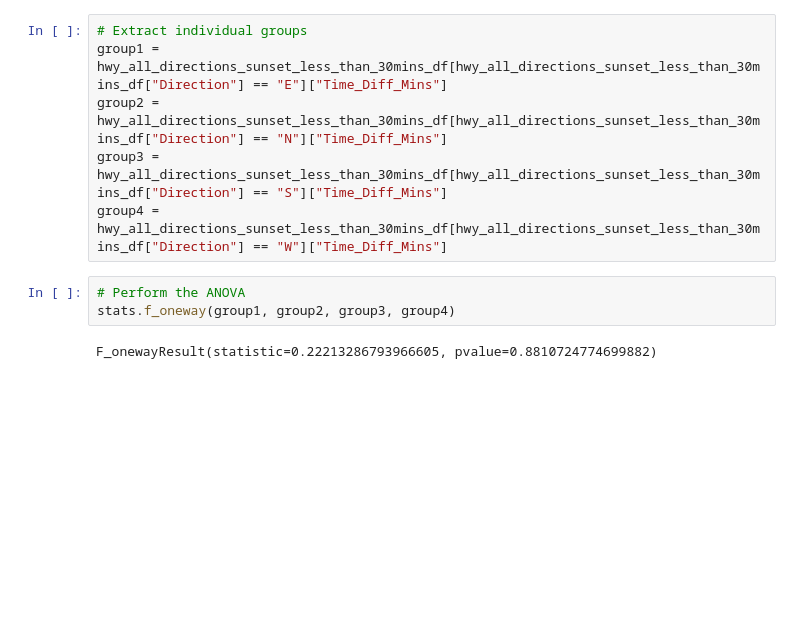
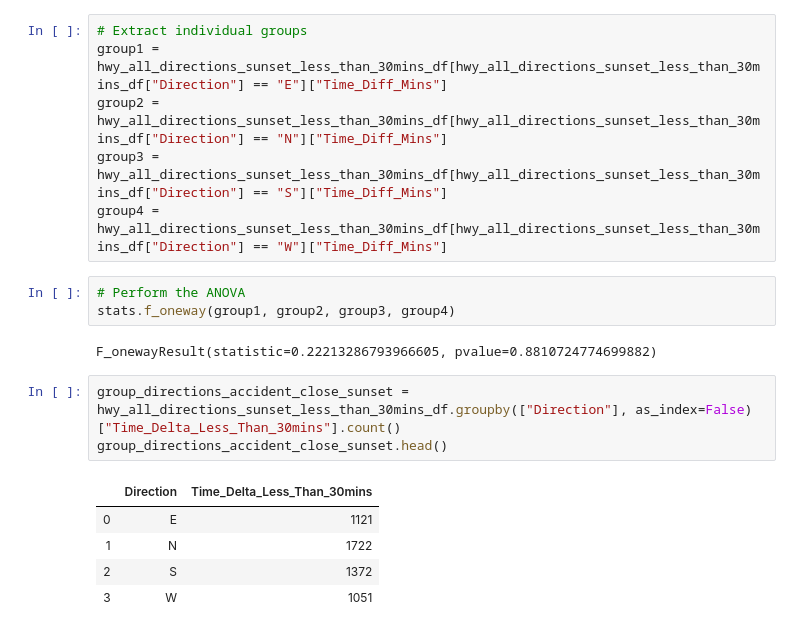
Before and after one commit to arundhatic/Project_1_sunsets, a Jupyter notebook: Arun/Sunset_all_directions.ipynb, the cells around one changed output. Drawn from its saved outputs; the diff is of its cells as text; blank space fills up the shorter version.

Commit message:
check the count for each group

```diff
--- a/Arun/Sunset_all_directions.ipynb
+++ b/Arun/Sunset_all_directions.ipynb
@@ -449,3 +449,12 @@ group4 = hwy_all_directions_sunset_less_than_30mins_df[hwy_all_directions_sunset
 stats.f_oneway(group1, group2, group3, group4)
 # %% [output]
 F_onewayResult(statistic=0.22213286793966605, pvalue=0.8810724774699882)
+# %%
+group_directions_accident_close_sunset = hwy_all_directions_sunset_less_than_30mins_df.groupby(["Direction"], as_index=False)["Time_Delta_Less_Than_30mins"].count()
+group_directions_accident_close_sunset.head()
+# %% [output]
+|  | Direction | Time_Delta_Less_Than_30mins |
+| 0 | E | 1121 |
+| 1 | N | 1722 |
+| 2 | S | 1372 |
+| 3 | W | 1051 |
```
